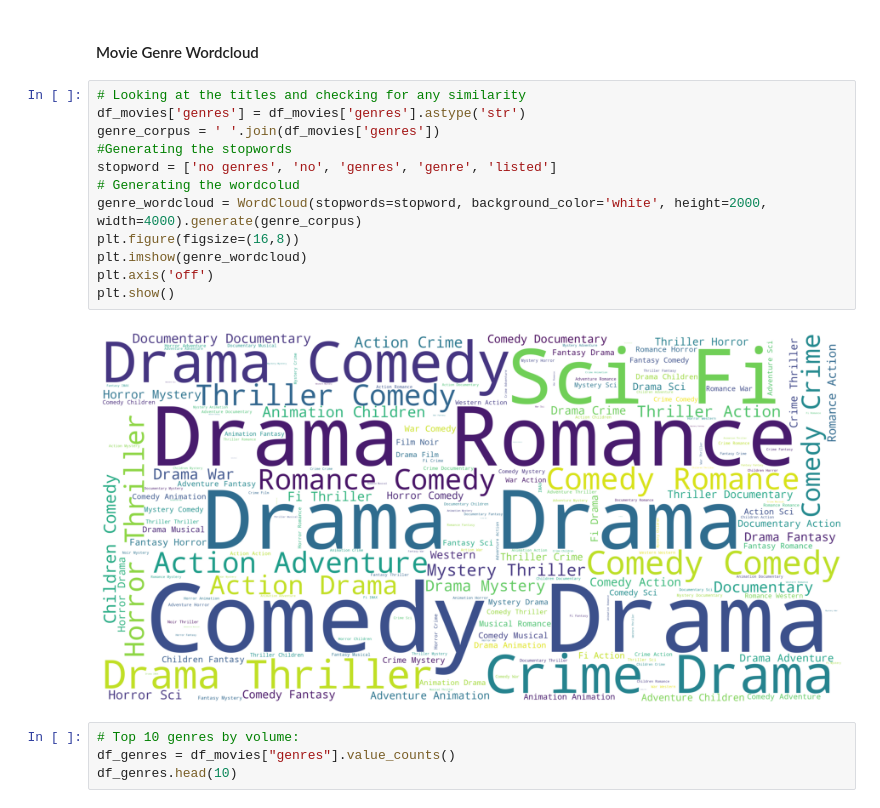
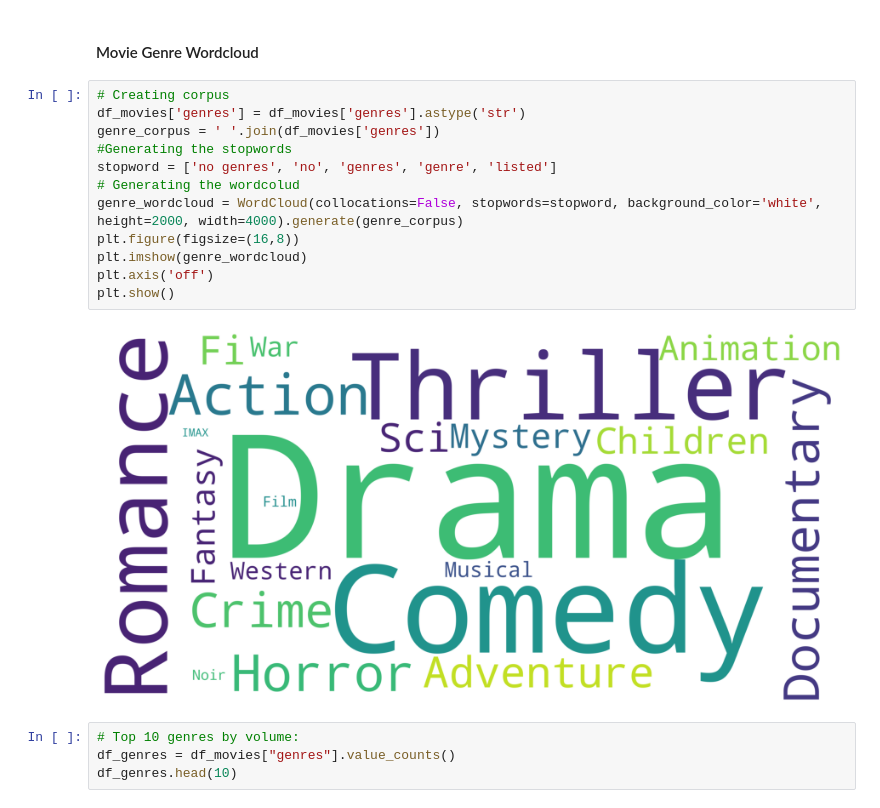
Before and after one commit to mainamwangi49/EXPLORE-TEAM-ZF1-unsupervised-predict, a Jupyter notebook: starter_notebook.ipynb, the cells around one changed output. Cells and saved outputs as stored; diff of their text form.

```diff
--- a/starter_notebook.ipynb
+++ b/starter_notebook.ipynb
@@ -331,19 +336,19 @@ We start by conducting an analysis of the movies dataframe to find out the most
 # %% [markdown]
 #### Movie Genre Wordcloud
 # %%
-# Looking at the titles and checking for any similarity
+# Creating corpus
 df_movies['genres'] = df_movies['genres'].astype('str')
 genre_corpus = ' '.join(df_movies['genres'])
 #Generating the stopwords
 stopword = ['no genres', 'no', 'genres', 'genre', 'listed']
 # Generating the wordcolud
-genre_wordcloud = WordCloud(stopwords=stopword, background_color='white', height=2000, width=4000).generate(genre_corpus)
+genre_wordcloud = WordCloud(collocations=False, stopwords=stopword, background_color='white', height=2000, width=4000).generate(genre_corpus)
 plt.figure(figsize=(16,8))
 plt.imshow(genre_wordcloud)
 plt.axis('off')
 plt.show()
 # %% [output]
-[figure, old version]
+[figure, new version]
 # %%
 # Top 10 genres by volume:
 df_genres = df_movies["genres"].value_counts()
```
Also changed, not shown: parts of 51 cells of this notebook.
